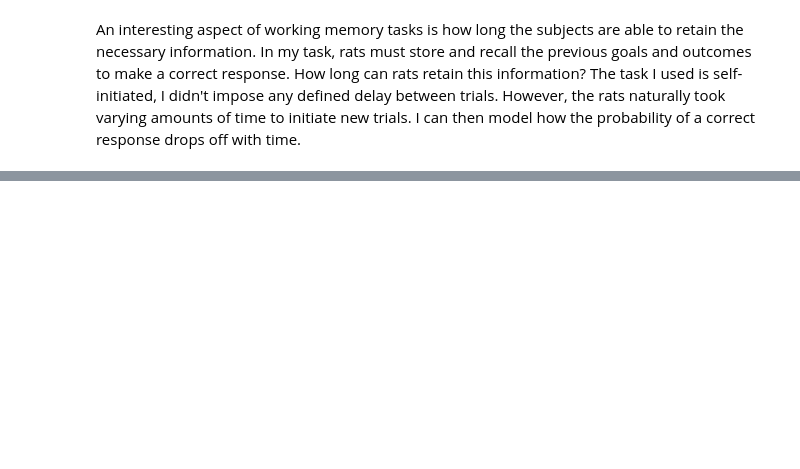
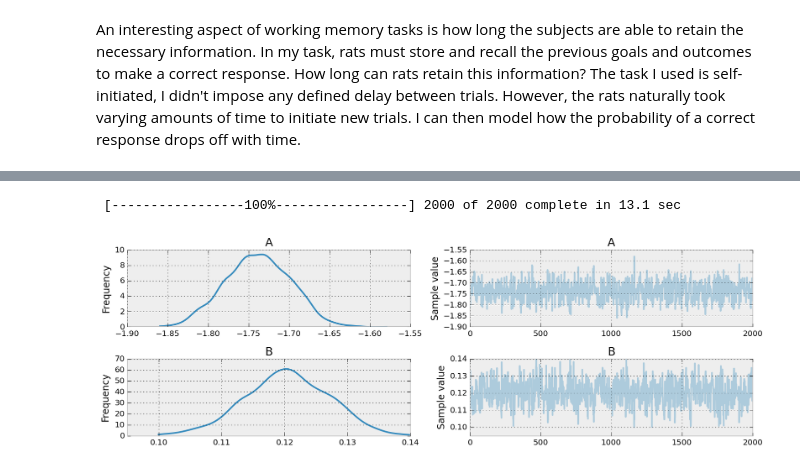
Before and after one commit to mcleonard/wm_paper, a Jupyter notebook: Delay performance.ipynb, the cells around one changed output, grey strips where cells are left out. Saved outputs shown, nothing was run; the diff lists cells and outputs as text; code cells hidden in the pictures; blank space fills up the shorter version.

```diff
--- a/Delay performance.ipynb
+++ b/Delay performance.ipynb
@@ -23,0 +122,24 @@ dfs = [my.bhv.build_data(each) for each in bhv_data]
+# %%
+def tlogit(x, A, B):
+    import theano.tensor as t
+    return 1/(1 + t.exp(A + B*x))
+
+with pm.Model() as model:
+    A = pm.Normal('A', 0, sd=1)
+    B = pm.Normal('B', 0, sd=1)
+    #tau = pm.Exponential('tau', 1)
+
+    p = tlogit(wm.delay, A, B)
+
+    obs = pm.Bernoulli('obs', p, observed=wm.outcome.values)
+# %%
+with model:
+    start = pm.find_MAP()
+    step = pm.NUTS(scaling=start)
+    trace = pm.sample(2000, step, start=start)
+# %% [output]
+ [-----------------100%-----------------] 2000 of 2000 complete in 13.1 sec
+# %%
+fig = pm.traceplot(trace)
+# %% [output]
+[figure, added]
```
Also changed, not shown: parts of 19 cells of this notebook.
